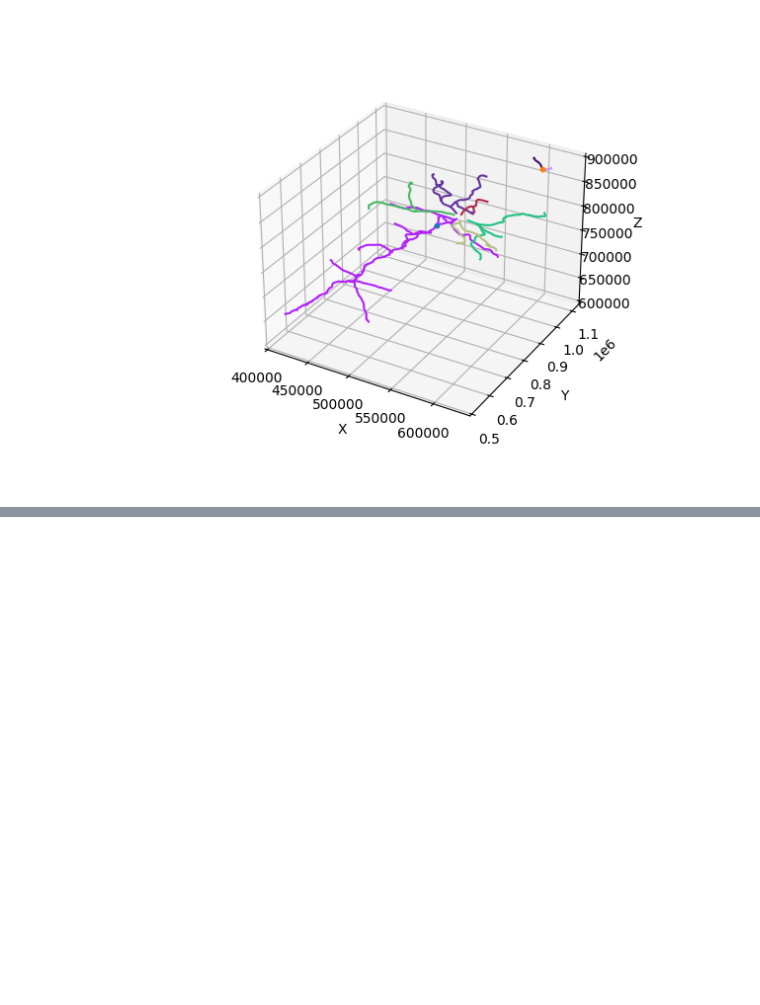
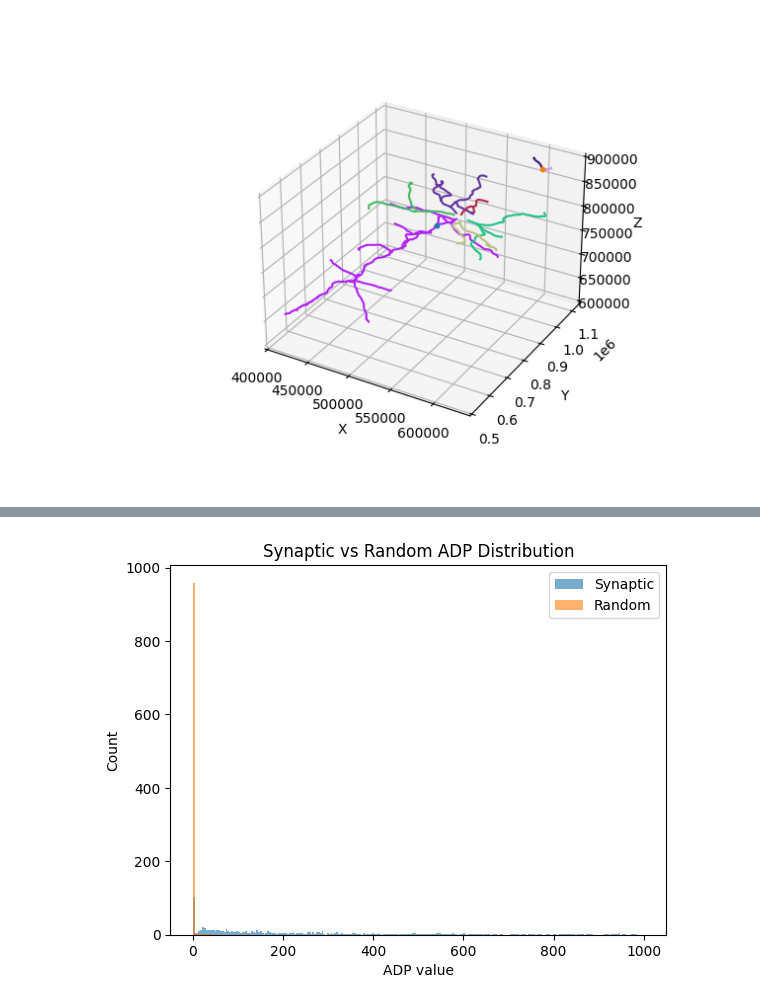
Before and after one commit to ML-UVA/jhapl-GNN, a Jupyter notebook: Visualization/Branch_Visualization.ipynb, the cells around one changed output, grey strips where cells are left out. Cells and saved outputs as stored; diff of their text form; code cells hidden in the pictures; blank space fills up the shorter version.

```diff
--- a/Visualization/Branch_Visualization.ipynb
+++ b/Visualization/Branch_Visualization.ipynb
@@ -252,0 +539,17 @@ plt.show()
+# %%
+with open("../data/adp_data.pkl", "rb") as f:
+    adp_data = pickle.load(f)
+with open("../data/idx_to_neuron.pkl","rb") as f:
+    idx_to_neuron = pickle.load(f)
+i=0
+# print(len(adp_data))
+# print(adp_data["864691135502048693_0"]["864691135547009778_0"])
+for i in adp_data:
+    print(f"total number of neurons in adp_dict: {len(adp_data)}")
+    print(f"total number of axons close to dendritic nueron: {len(adp_data[i])}")
+    print(f"dendritic neuron id: {i}")
+    x = adp_data[i]
+    print(f"axonal proximites: {x}")
+    i+=1
+    if i >=1:
+        break
@@ -252,0 +619,73 @@ plt.show()
+# %%
+
+N = 1000  # or whatever is statistically solid
+
+for _ in range(N):
+    synapse_id = random.sample(synapse_keys,1)[0]
+
+    random_key, random_value = random.sample(synapse_items,1)[0]
+
+    random_synapse_id = int(random_key)
+
+    synapse_string_1 = str(random_value[0][0]) + "_0"
+    synapse_string_2 = str(random_value[0][1]) + "_0"
+
+    if not (is_synapse_id_in_neuron(synapse_string_1,random_synapse_id) and is_synapse_id_in_neuron(synapse_string_2,random_synapse_id)):
+        continue
+
+    synaptic_ADP = 0
+
+    # pick a real synaptic partner of k1
+    if synapse_string_1 in adp_data:
+        synaptic_ADP=adp_data[synapse_string_1].get(synapse_string_2,0)
+    if synapse_string_2 in adp_data:
+        synaptic_ADP=max(synaptic_ADP,adp_data[synapse_string_2].get(synapse_string_1,0))
+
+
+    random_partner = random.choice(keys)
+    if synapse_string_1 in adp_data:
+        random_ADP = adp_data[synapse_string_1].get(random_partner, 0)
+    elif synapse_string_2 in adp_data:
+        random_ADP = adp_data[synapse_string_2].get(random_partner, 0)
+
+    synaptic_vals.append(synaptic_ADP)
+    random_vals.append(random_ADP)
+
+    if _%10==0:
+        print(_)
+import matplotlib.pyplot as plt
+import numpy as np
+
+bins = np.linspace(
+    0,
+    1000,
+    250
+)
+
+# Synaptic percentages
+synaptic_zero = sum(1 for v in synaptic_vals if v == 0)
+synaptic_nonzero = sum(1 for v in synaptic_vals if v != 0)
+synaptic_total = len(synaptic_vals)
+
+# Random percentages
+random_zero = sum(1 for v in random_vals if v == 0)
+random_nonzero = sum(1 for v in random_vals if v != 0)
+random_total = len(random_vals)
+
+print("Synaptic:")
+print(f"0 ADP: {synaptic_zero} ({100*synaptic_zero/synaptic_total:.2f}%)")
+print(f"Non-zero ADP: {synaptic_nonzero} ({100*synaptic_nonzero/synaptic_total:.2f}%)")
+
+print("\nRandom:")
+print(f"0 ADP: {random_zero} ({100*random_zero/random_total:.2f}%)")
+print(f"Non-zero ADP: {random_nonzero} ({100*random_nonzero/random_total:.2f}%)")
+
+plt.hist(synaptic_vals, bins=bins, alpha=0.6, label="Synaptic")
+plt.hist(random_vals, bins=bins, alpha=0.6, label="Random")
+
+plt.xlabel("ADP value")
+plt.ylabel("Count")
+plt.legend()
+plt.title("Synaptic vs Random ADP Distribution")
+plt.show()
+# %% [output]
@@ -252,0 +709 @@ plt.show()
+[figure, added]
```
Also changed, not shown: parts of 35 cells of this notebook, 16 other files.
